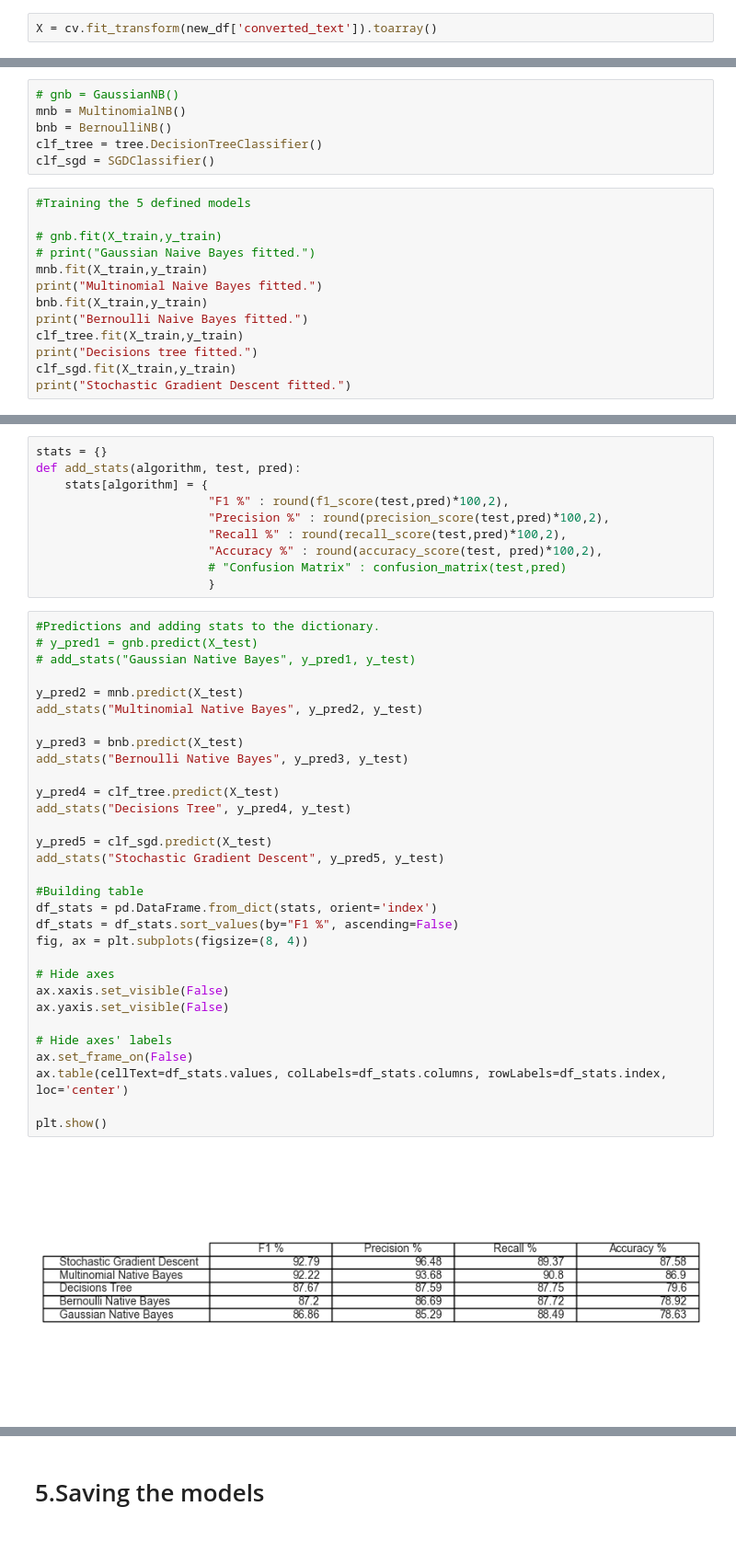
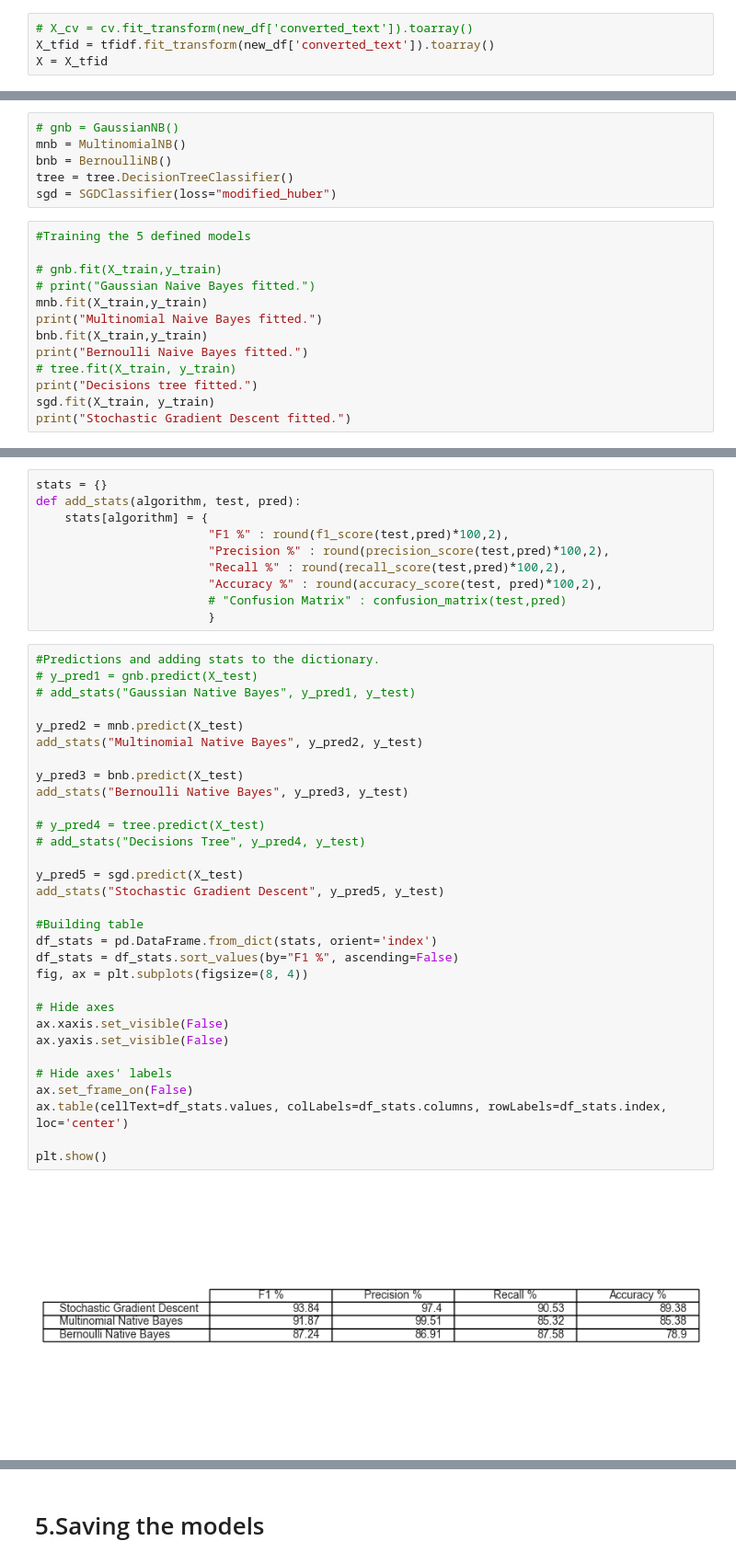
Before and after one commit to Panemiele/Steam-Games-Recommendation-System, a Jupyter notebook: sentiment-analysis.ipynb, the cells around one changed output, grey strips where cells are left out. Shown: that part at 92% size. Drawn from its saved outputs; the diff is of its cells as text.

```diff
--- a/sentiment-analysis.ipynb
+++ b/sentiment-analysis.ipynb
@@ -370,7 +374,9 @@ from sklearn.feature_extraction.text import CountVectorizer, TfidfVectorizer
 cv = CountVectorizer(max_features = 3000)
 tfidf = TfidfVectorizer(max_features=5000)
 # %%
-X = cv.fit_transform(new_df['converted_text']).toarray()
+# X_cv = cv.fit_transform(new_df['converted_text']).toarray()
+X_tfid = tfidf.fit_transform(new_df['converted_text']).toarray()
+X = X_tfid
 # %%
 X.shape
 # %% [output]
@@ -407,8 +413,8 @@ from sklearn.metrics import accuracy_score, precision_score, confusion_matrix, f
 # gnb = GaussianNB()
 mnb = MultinomialNB()
 bnb = BernoulliNB()
-clf_tree = tree.DecisionTreeClassifier()
-clf_sgd = SGDClassifier()
+tree = tree.DecisionTreeClassifier()
+sgd = SGDClassifier(loss="modified_huber")
 # %%
 #Training the 5 defined models
 
@@ -418,8 +424,8 @@ mnb.fit(X_train,y_train)
 print("Multinomial Naive Bayes fitted.")
 bnb.fit(X_train,y_train)
 print("Bernoulli Naive Bayes fitted.")
-clf_tree.fit(X_train,y_train)
+# tree.fit(X_train, y_train)
 print("Decisions tree fitted.")
-clf_sgd.fit(X_train,y_train)
+sgd.fit(X_train, y_train)
 print("Stochastic Gradient Descent fitted.")
 # %% [output]
@@ -441,34 +446,34 @@ def add_stats(algorithm, test, pred):
 # %%
 #Predictions and adding stats to the dictionary.
 # y_pred1 = gnb.predict(X_test)
 # add_stats("Gaussian Native Bayes", y_pred1, y_test)
 
 y_pred2 = mnb.predict(X_test)
 add_stats("Multinomial Native Bayes", y_pred2, y_test)
 
 y_pred3 = bnb.predict(X_test)
 add_stats("Bernoulli Native Bayes", y_pred3, y_test)
 
-y_pred4 = clf_tree.predict(X_test)
-add_stats("Decisions Tree", y_pred4, y_test)
+# y_pred4 = tree.predict(X_test)
+# add_stats("Decisions Tree", y_pred4, y_test)
 
-y_pred5 = clf_sgd.predict(X_test)
+y_pred5 = sgd.predict(X_test)
 add_stats("Stochastic Gradient Descent", y_pred5, y_test)
 
 #Building table
 df_stats = pd.DataFrame.from_dict(stats, orient='index')
 df_stats = df_stats.sort_values(by="F1 %", ascending=False)
 fig, ax = plt.subplots(figsize=(8, 4))
 
 # Hide axes
 ax.xaxis.set_visible(False)
 ax.yaxis.set_visible(False)
 
 # Hide axes' labels
 ax.set_frame_on(False)
 ax.table(cellText=df_stats.values, colLabels=df_stats.columns, rowLabels=df_stats.index, loc='center')
 
 plt.show()
 # %% [output]
-[figure, old version]
+[figure, new version]
 # %%
```
Also changed, not shown: parts of 40 cells of this notebook, 1 other file.
